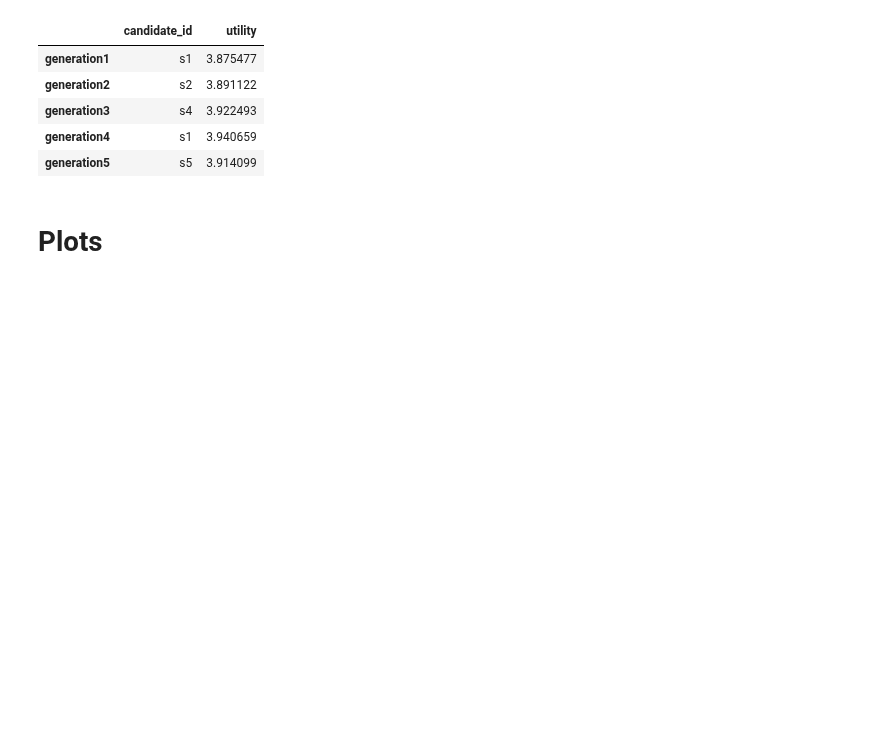
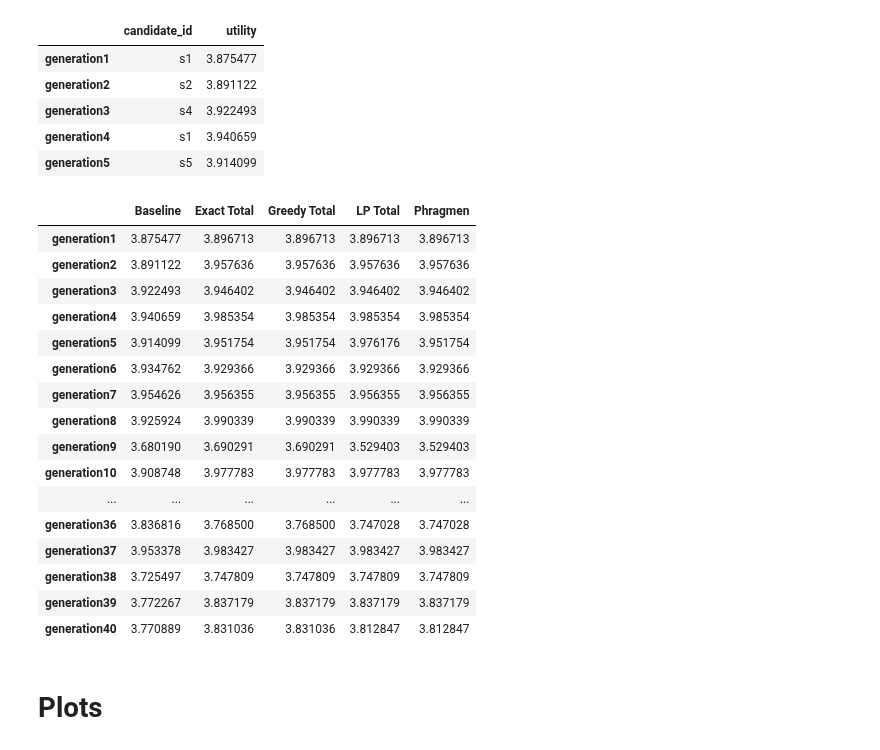
Before and after one commit to aaron-sandoval/generative_social_choice, a Jupyter notebook: generative_social_choice/plots/generate_plots.ipynb, the cells around one changed output. Drawn from its saved outputs; the diff is of its cells as text; code cells hidden in the pictures; blank space fills up the shorter version.

```diff
--- a/generative_social_choice/plots/generate_plots.ipynb
+++ b/generative_social_choice/plots/generate_plots.ipynb
@@ -54,5 +57,45 @@ baseline_assignments.head()
 | generation3 | s4 | 3.922493 |
 | generation4 | s1 | 3.940659 |
 | generation5 | s5 | 3.914099 |
+# %%
+algo_assignment_files = {
+    "Exact Total": data_dir_path / "assignments" / "exact.json",
+    "Greedy Total": data_dir_path / "assignments" / "greedy.json",
+    "LP Total": data_dir_path / "assignments" / "lp.json",
+    "Phragmen": data_dir_path / "assignments" / "phragmen.json",
+}
+
+utilities = pd.DataFrame(columns=["Baseline"] + list(algo_assignment_files.keys()), index=baseline_assignments.index)
+utilities["Baseline"] = baseline_assignments["utility"]
+
+for algo_name, file_path in algo_assignment_files.items():
+    with open(file_path, "r") as f:
+        algo_assignment_data = (json.load(f))
+        algo_utilities = pd.Series(algo_assignment_data['utilities'], index=algo_assignment_data['agent_ids'])
+        utilities[algo_name] = algo_utilities
+
+
+utilities.head(40)
+
+
+# all_algorithm_utilities
+# %% [output]
+|  | Baseline | Exact Total | Greedy Total | LP Total | Phragmen |
+| generation1 | 3.875477 | 3.896713 | 3.896713 | 3.896713 | 3.896713 |
+| generation2 | 3.891122 | 3.957636 | 3.957636 | 3.957636 | 3.957636 |
+| generation3 | 3.922493 | 3.946402 | 3.946402 | 3.946402 | 3.946402 |
+| generation4 | 3.940659 | 3.985354 | 3.985354 | 3.985354 | 3.985354 |
+| generation5 | 3.914099 | 3.951754 | 3.951754 | 3.976176 | 3.951754 |
+| generation6 | 3.934762 | 3.929366 | 3.929366 | 3.929366 | 3.929366 |
+| generation7 | 3.954626 | 3.956355 | 3.956355 | 3.956355 | 3.956355 |
+| generation8 | 3.925924 | 3.990339 | 3.990339 | 3.990339 | 3.990339 |
+| generation9 | 3.680190 | 3.690291 | 3.690291 | 3.529403 | 3.529403 |
+| generation10 | 3.908748 | 3.977783 | 3.977783 | 3.977783 | 3.977783 |
+| ... | ... | ... | ... | ... | ... |
+| generation36 | 3.836816 | 3.768500 | 3.768500 | 3.747028 | 3.747028 |
+| generation37 | 3.953378 | 3.983427 | 3.983427 | 3.983427 | 3.983427 |
+| generation38 | 3.725497 | 3.747809 | 3.747809 | 3.747809 | 3.747809 |
+| generation39 | 3.772267 | 3.837179 | 3.837179 | 3.837179 | 3.837179 |
+| generation40 | 3.770889 | 3.831036 | 3.831036 | 3.812847 | 3.812847 |
 # %% [markdown]
 # Plots
```
Also changed, not shown: parts of 4 cells of this notebook.
